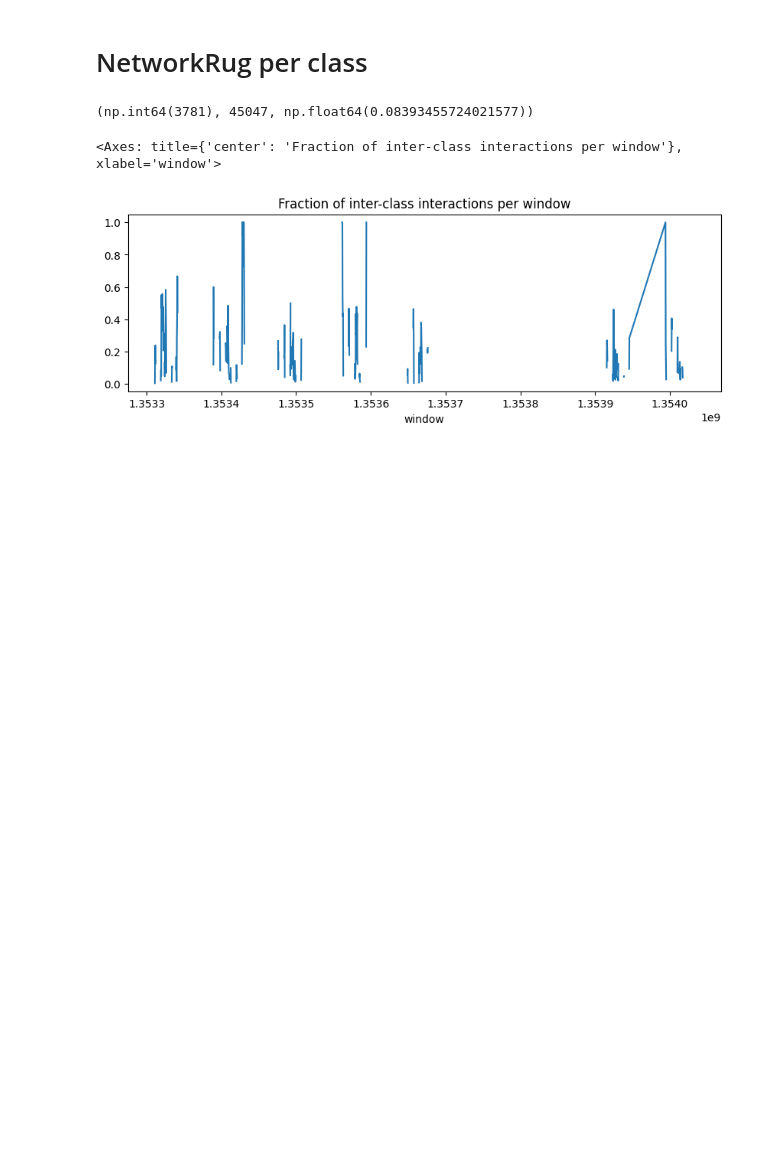
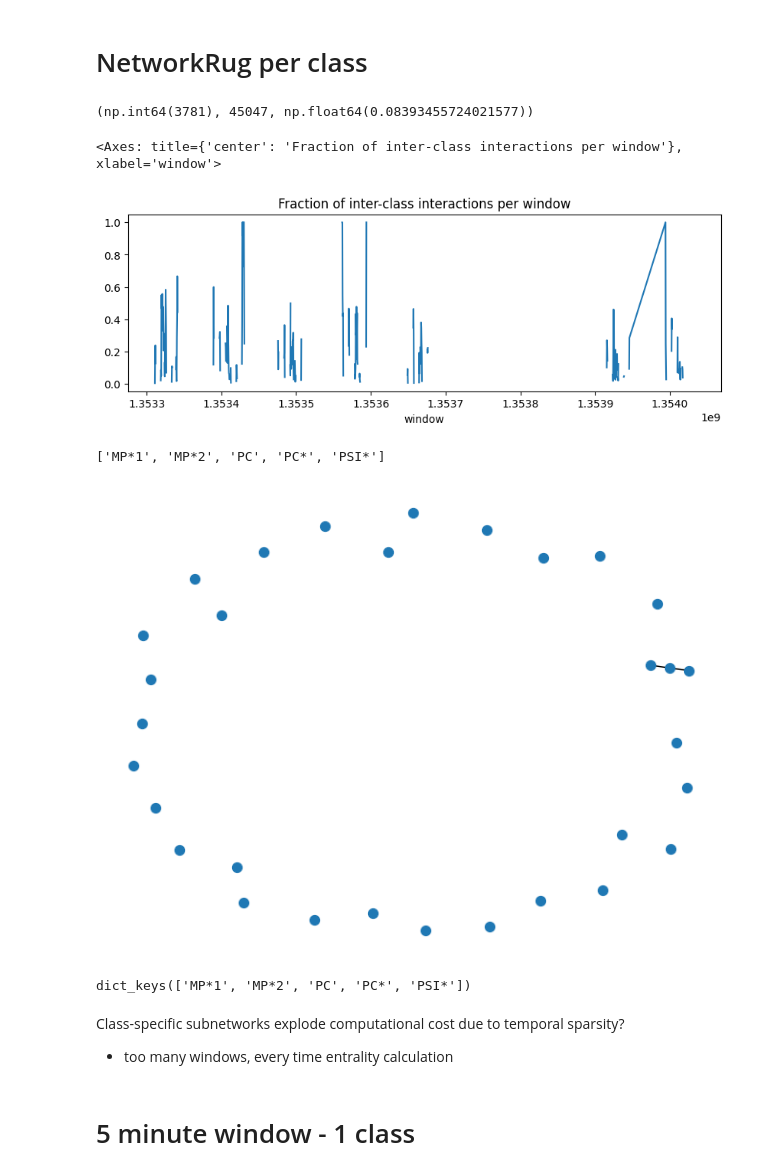
Before and after one commit to mibar3/NetworkRugs, a Jupyter notebook: contact_pattern.ipynb, the cells around one changed output. Cells and saved outputs as stored; diff of their text form; code cells hidden in the pictures; blank space fills up the shorter version.

```diff
--- a/contact_pattern.ipynb
+++ b/contact_pattern.ipynb
@@ -576,7 +579,7 @@ import ba_utils.data_generator as dg
 # %%
 # Creating window column
 window = 300  # 5 minutes in seconds
-df_2012["window"] = (df_2012["time_interval"] // window) * window
+df_2012["window"] = (df_2012["time_interval"] // window) * window_5
 
 # Interactions per window overview
 interactions_per_window = (
@@ -991,0 +1005,62 @@ ratio_per_window.plot(
+# %%
+# get list of classes
+classes = sorted(
+    set(df_2012["class_id_1"]).union(df_2012["class_id_2"])
+)
+classes
+# %% [output]
+['MP*1', 'MP*2', 'PC', 'PC*', 'PSI*']
+# %%
+# snapshot graphs per class
+graphs_by_class = {}
+
+for c in classes:
+    # Filter interactions strictly within this class
+    df_c = df_2012[
+        (df_2012["class_id_1"] == c) &
+        (df_2012["class_id_2"] == c)
+    ]
+
+    # Nodes belonging to this class
+    nodes_c = [
+        node for node, cls in student_class.items()
+        if cls == c
+    ]
+
+    graphs_by_class[c] = {}
+
+    for w, df_w in df_c.groupby("window"):
+        G = nx.Graph()
+
+        # stable node set for this class
+        G.add_nodes_from(nodes_c)
+
+        # deduplicate edges per window
+        edges = df_w.drop_duplicates(subset=["u", "v"])
+        G.add_edges_from(edges[["u", "v"]].itertuples(index=False))
+
+        graphs_by_class[c][w] = G
+
+# dict: class_id → {window → nx.Graph}
+# %%
+# visualizing one snapshot from one class to see how the interactions are
+example_class = classes[0]
+example_window = next(iter(graphs_by_class[example_class]))
+
+G = graphs_by_class[example_class][example_window]
+
+nx.draw(G, node_size=50)
+# %% [output]
+[figure, added]
+# %%
+# Rerun phase c and d for each class!
+
+# inspecting the classes
+graphs_by_class.keys()
+# %% [output]
+dict_keys(['MP*1', 'MP*2', 'PC', 'PC*', 'PSI*'])
+# %% [markdown]
+Class-specific subnetworks explode computational cost due to temporal sparsity?
+- too many windows, every time entrality calculation
+# %% [markdown]
+# 5 minute window - 1 class
```
Also changed, not shown: parts of 10 cells of this notebook.
